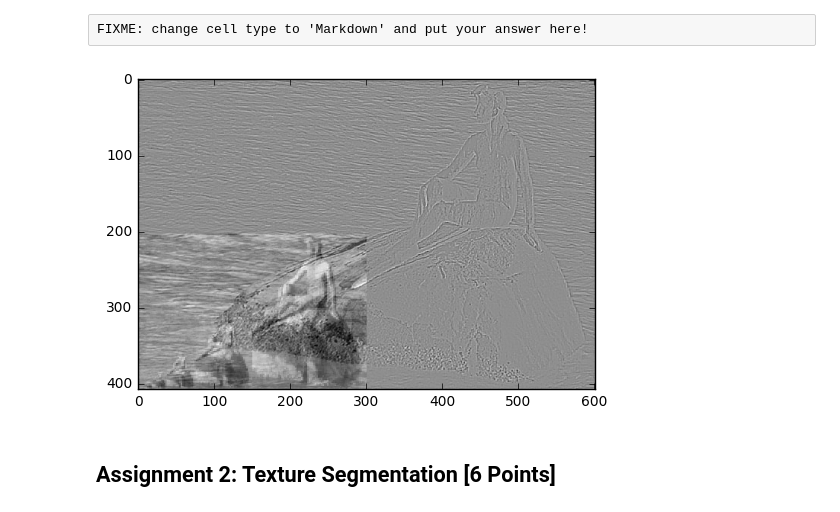
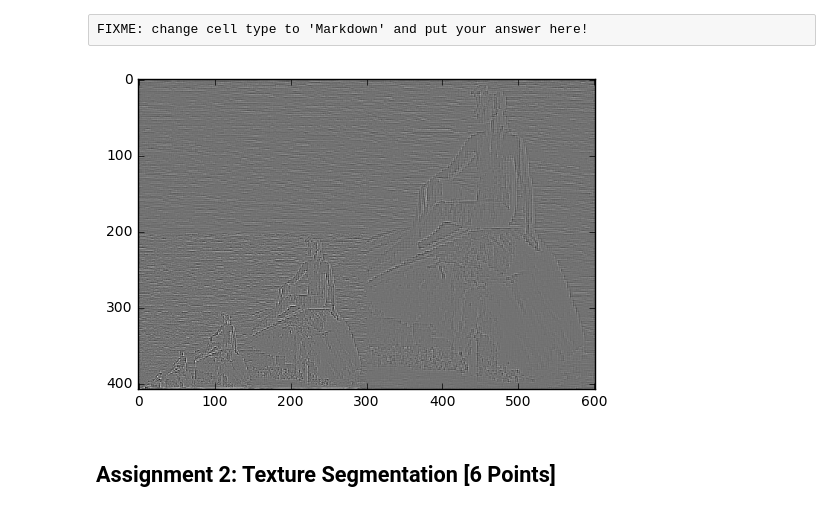
Before and after one commit to JustinShenk/cv2016, a Jupyter notebook: sheet_05/sheet05.ipynb, the cells around one changed output. Cells and saved outputs as stored; diff of their text form; code cells hidden in the pictures.

```diff
--- a/sheet_05/sheet05.ipynb
+++ b/sheet_05/sheet05.ipynb
@@ -37,7 +37,7 @@ import numpy as np
 from scipy import misc
 import matplotlib.pyplot as plt
 from scipy.ndimage.filters import gaussian_filter
-img = misc.imread('images/mermaid.png', mode='F')
+img = misc.imread('mermaid.png', mode='F')
 sigma = 1
 filtered = gaussian_filter(img,sigma)
 scales = 3
@@ -53,6 +53,7 @@ for rowIndex in range(0,filtered.shape[0]-1,2):
         # Overwrite pyramid image.
         pyramid_image[filtered.shape[0]/2+rowIndex/2,colIndex/2] = pixelSum/4
 
+reduced = pyramid_image
 plt.gray()
 plt.imshow(img)
 plt.show()
@@ -72,7 +73,7 @@ from scipy import misc
 import matplotlib.pyplot as plt
 from scipy.ndimage.filters import gaussian_filter
 
-img = misc.imread('images/mermaid.png', mode='F')
+img = misc.imread('mermaid.png', mode='F')
 rows,cols = np.shape(img)
 evenrow = np.zeros(cols)
 interpol_mask = np.ones(np.shape(img))
@@ -92,7 +93,6 @@ pyramid_image = g_filter+e_filter
 #expansion
 for rowIndex in range(0, int((filtered.shape[0])/2)):
     for colIndex in range(0, int((filtered.shape[1]-1)/2)):
-
         # Sum 4-square region.
         gray_val = filtered[rows-1-rowIndex, colIndex]
         # Overwrite pyramid image.
@@ -117,19 +117,19 @@ FIXME: change cell type to 'Markdown' and put your answer here!
 # %%
 import numpy as np
 from scipy import misc
 import matplotlib.pyplot as plt
 
-img = misc.imread('images/mermaid.png', mode='F')
+img = misc.imread('mermaid.png', mode='F')
 
-pyramid_image = pyramid_image-img # change this!
+pyramid_image = pyramid_image-reduced # change this!
 # FIXME: put your code here!
 
 
 plt.gray()
 plt.imshow(pyramid_image)
 plt.show()
 # %% [output]
-[figure, old version]
+[figure, new version]
 # %% [markdown]
 ## Assignment 2: Texture Segmentation [6 Points]
 # %% [markdown]
```
Also changed, not shown: parts of 2 cells of this notebook, 14 other files.
